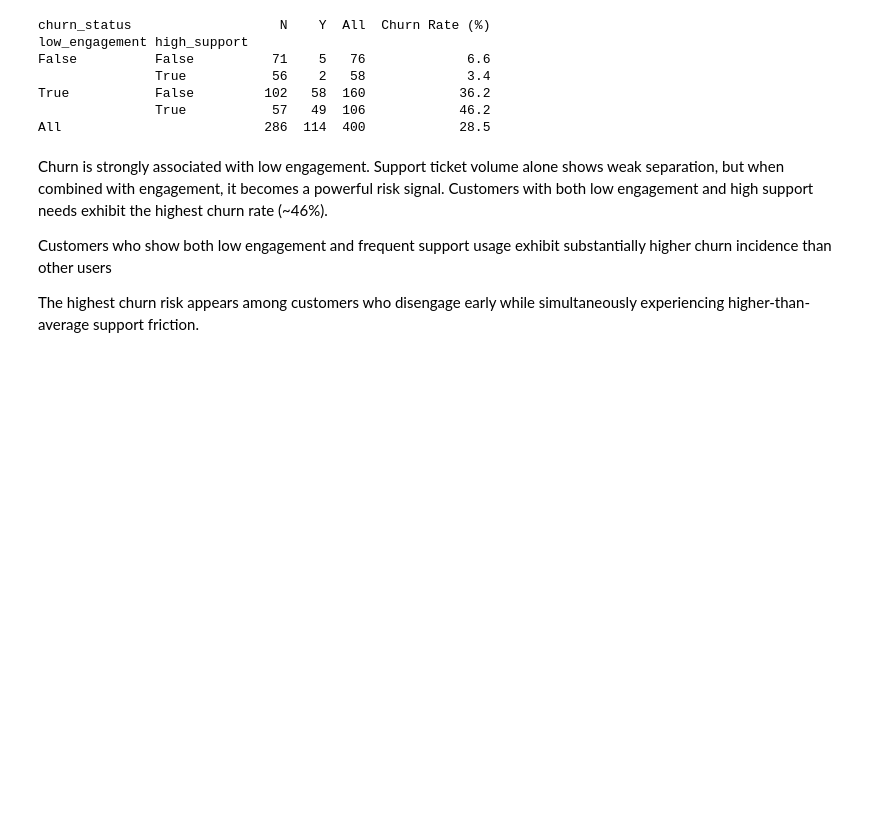
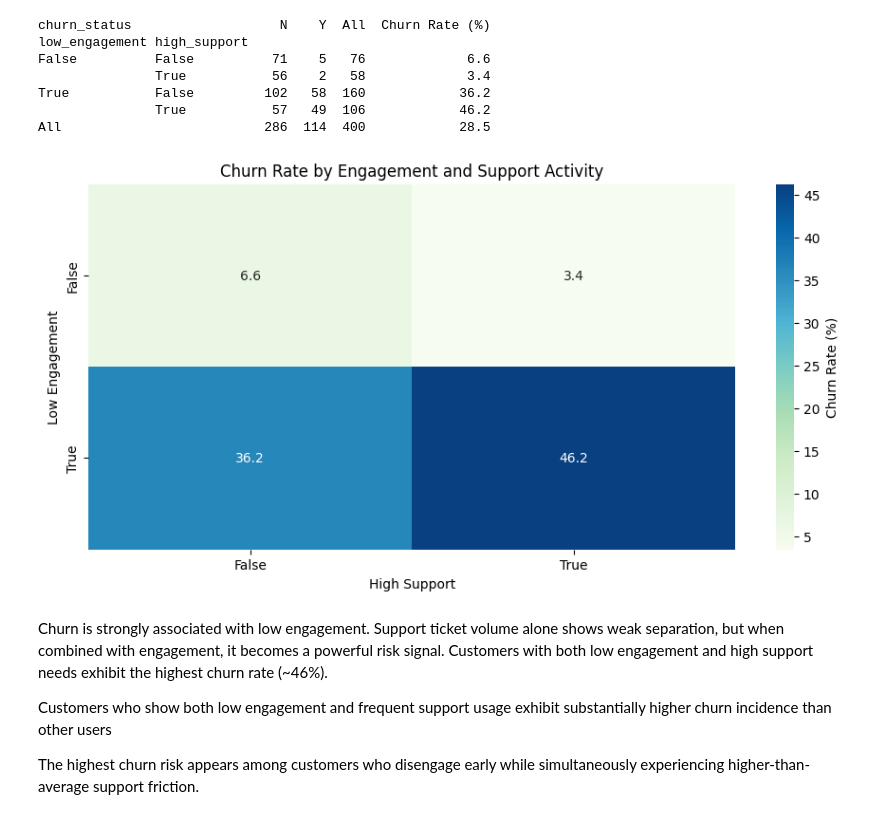
Before and after one commit to Playful-Cloud/customer-churn-behavior-analysis, a Jupyter notebook: notebooks/03_analysis.ipynb, the cells around one changed output. Saved outputs shown, nothing was run; the diff lists cells and outputs as text; code cells hidden in the pictures; blank space fills up the shorter version.

Commit message:
Initial clean commit - Churn analysis project

```diff
--- a/notebooks/03_analysis.ipynb
+++ b/notebooks/03_analysis.ipynb
@@ -388,6 +390,29 @@ False          False          71    5   76             6.6
 True           False         102   58  160            36.2
                True           57   49  106            46.2
 All                          286  114  400            28.5
+# %%
+# heatmap:
+
+heatmap_data = pd.crosstab(
+    [final_df["low_engagement"], final_df["high_support"]],
+    final_df["churn_status"]
+)
+heatmap_data = (heatmap_data['Y'] / heatmap_data.sum(axis=1) * 100).unstack()
+
+plt.figure(figsize=(11, 5))
+sns.heatmap(
+    heatmap_data,
+    annot=True,
+    fmt=".1f",
+    cmap="GnBu",
+    cbar_kws={'label': 'Churn Rate (%)'}
+)
+plt.title("Churn Rate by Engagement and Support Activity")
+plt.xlabel("High Support")
+plt.ylabel("Low Engagement")
+plt.show()
+# %% [output]
+[figure, added]
 # %% [markdown]
 Churn is strongly associated with low engagement.
 Support ticket volume alone shows weak separation, but when combined with engagement, it becomes a powerful risk signal.
```
Also changed, not shown: parts of 5 cells of this notebook, 3 other files.
